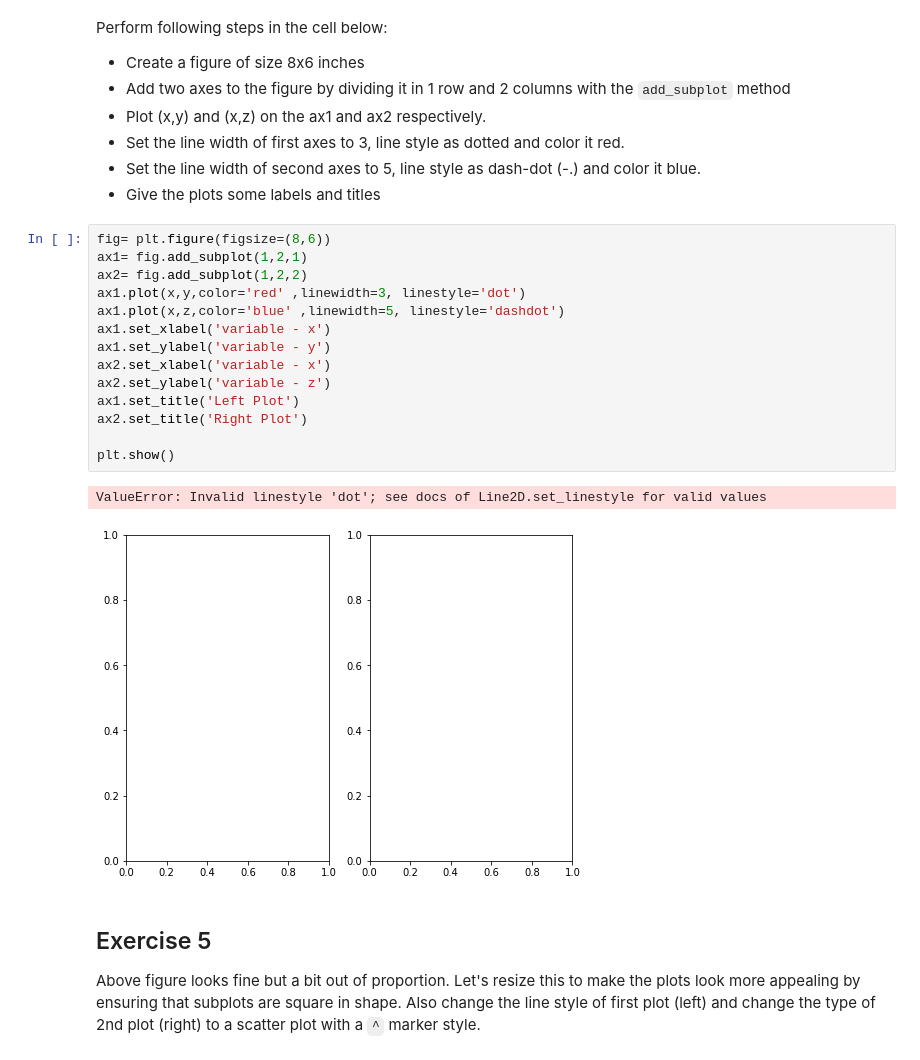
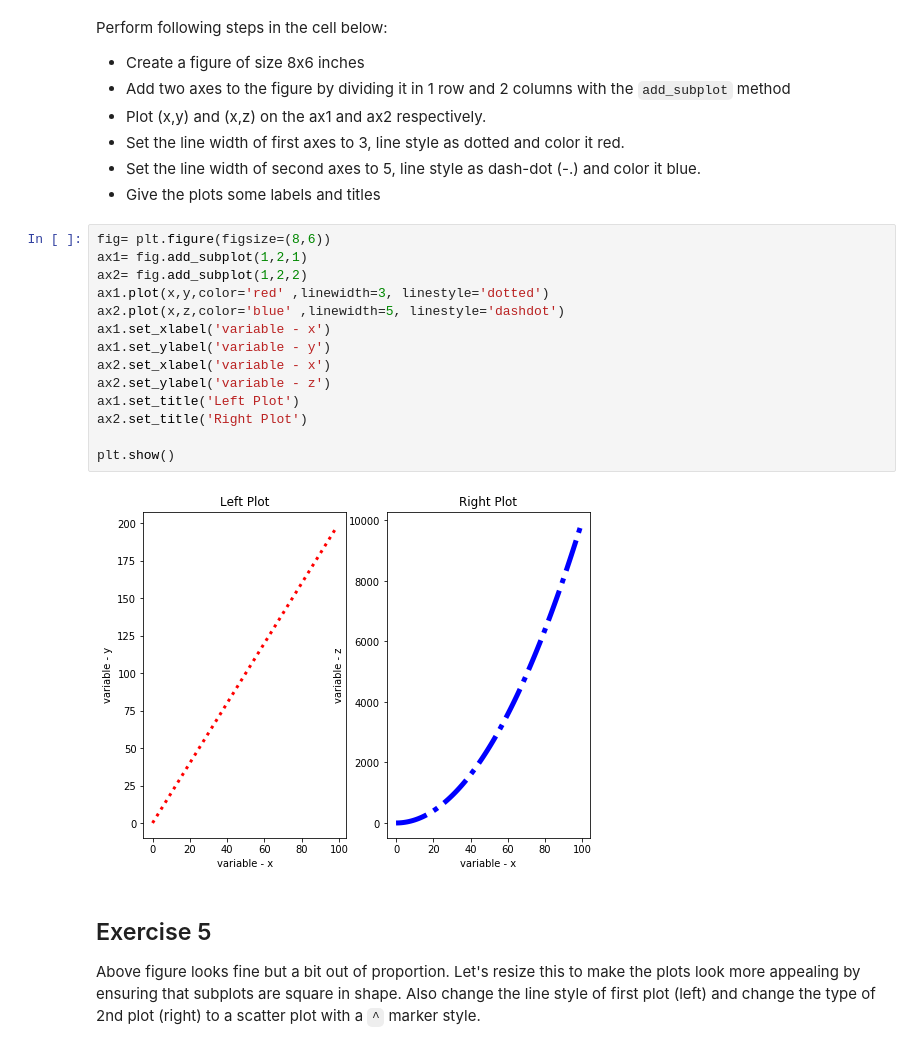
Before and after one commit to matthew-d-oliver/dsc-more-practice-with-matplotlib-lab-nyc-ds-082619, a Jupyter notebook: index.ipynb, the cells around one changed output. Saved outputs shown, nothing was run; the diff lists cells and outputs as text.

```diff
--- a/index.ipynb
+++ b/index.ipynb
@@ -113,20 +113,19 @@ Perform following steps in the cell below:
 # %%
 fig= plt.figure(figsize=(8,6))
 ax1= fig.add_subplot(1,2,1)
 ax2= fig.add_subplot(1,2,2)
-ax1.plot(x,y,color='red' ,linewidth=3, linestyle='dot')
-ax1.plot(x,z,color='blue' ,linewidth=5, linestyle='dashdot')
+ax1.plot(x,y,color='red' ,linewidth=3, linestyle='dotted')
+ax2.plot(x,z,color='blue' ,linewidth=5, linestyle='dashdot')
 ax1.set_xlabel('variable - x')
 ax1.set_ylabel('variable - y')
 ax2.set_xlabel('variable - x')
 ax2.set_ylabel('variable - z')
 ax1.set_title('Left Plot')
 ax2.set_title('Right Plot')
 
 plt.show()
 # %% [output]
-ValueError: Invalid linestyle 'dot'; see docs of Line2D.set_linestyle for valid values
-[figure, old version]
+[figure, new version]
 # %% [markdown]
 ## Exercise 5
 
```
